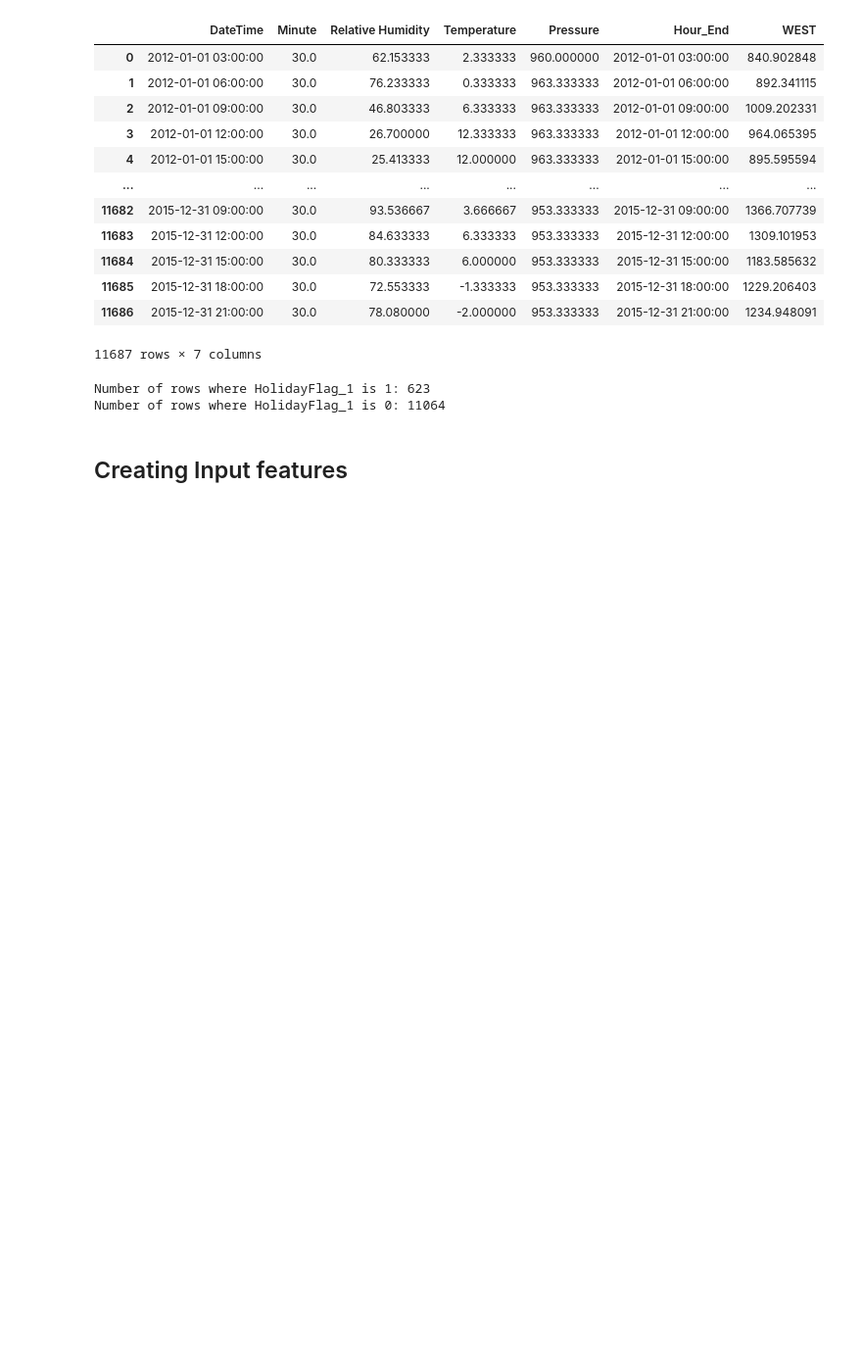
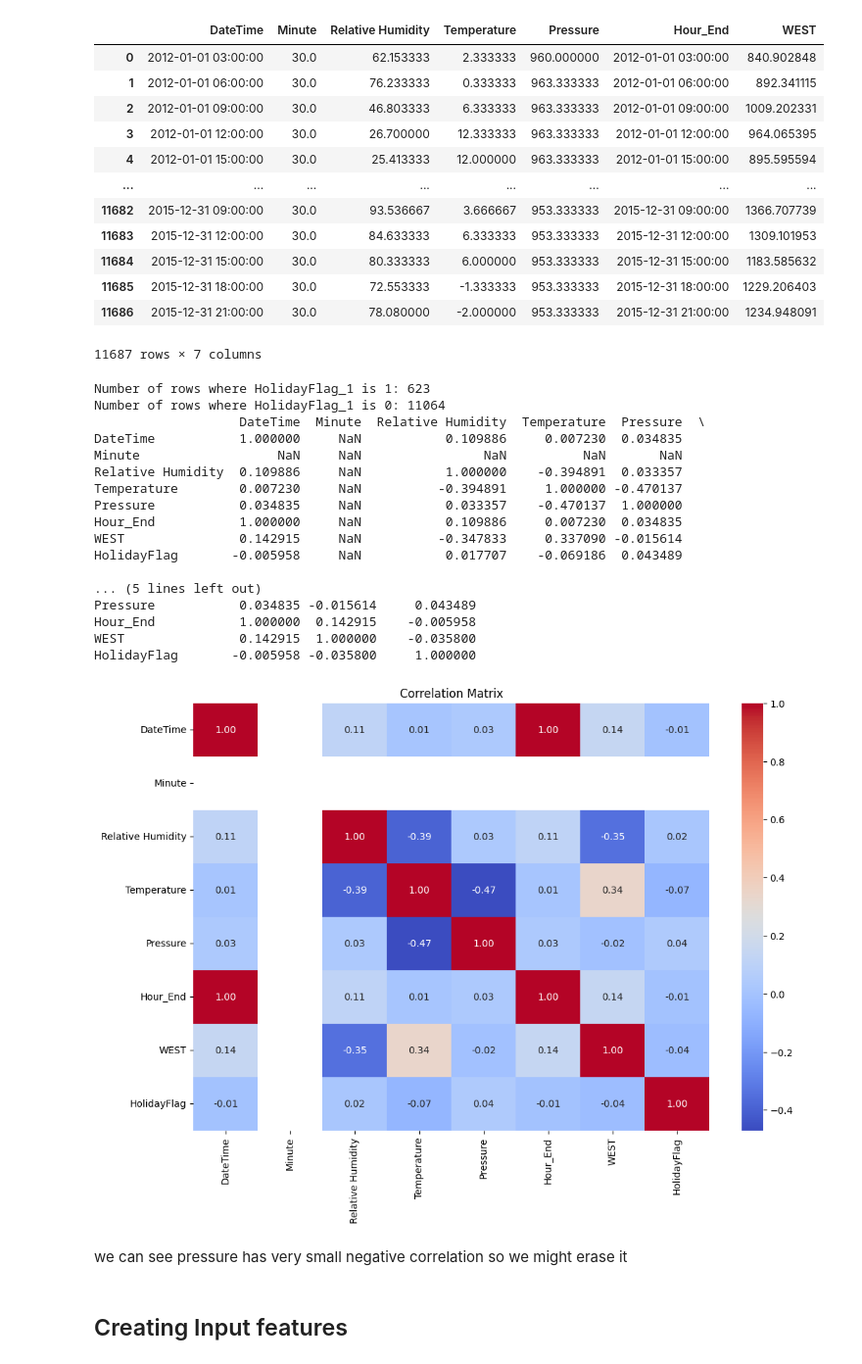
Before and after one commit to Dxuian/btech-proj, a Jupyter notebook: DATA SET USED IN THE CONFERENCE PAPER TITLED SHORT-TERM LOAD FORECASTING USING AN LSTM NEURAL NETWORK/DataSet/a.ipynb, the cells around one changed output. Shown: that part at 98% size. Drawn from its saved outputs; the diff is of its cells as text; code cells hidden in the pictures; blank space fills up the shorter version.

```diff
--- a/DATA SET USED IN THE CONFERENCE PAPER TITLED SHORT-TERM LOAD FORECASTING USING AN LSTM NEURAL NETWORK/DataSet/a.ipynb
+++ b/DATA SET USED IN THE CONFERENCE PAPER TITLED SHORT-TERM LOAD FORECASTING USING AN LSTM NEURAL NETWORK/DataSet/a.ipynb
@@ -123,16 +123,51 @@ merged_data
 # %%
 import holidays
 
 us_holidays = holidays.US(years=merged_data['Hour_End'].dt.year.unique(), state='TX')
 merged_data['HolidayFlag'] = merged_data['Hour_End'].apply(lambda x: 1 if x in us_holidays else 0)
 holiday_flag_1_count = merged_data['HolidayFlag'].sum()
 holiday_flag_0_count = len(merged_data) - holiday_flag_1_count
 
 print(f"Number of rows where HolidayFlag_1 is 1: {holiday_flag_1_count}")
 print(f"Number of rows where HolidayFlag_1 is 0: {holiday_flag_0_count}")
+
+import pandas as pd
+import seaborn as sns
+import matplotlib.pyplot as plt
+
+# Assuming merged_Data is a pandas DataFrame
+# Calculate the correlation matrix
+correlation_matrix = merged_data.corr()
+
+# Print the correlation matrix
+print(correlation_matrix)
+
+# Plot the correlation matrix using a heatmap
+plt.figure(figsize=(12, 8))
+sns.heatmap(correlation_matrix, annot=True, cmap='coolwarm', fmt='.2f')
+plt.title('Correlation Matrix')
+plt.show()
 # %% [output]
 Number of rows where HolidayFlag_1 is 1: 623
 Number of rows where HolidayFlag_1 is 0: 11064
+                   DateTime  Minute  Relative Humidity  Temperature  Pressure  \
+DateTime           1.000000     NaN           0.109886     0.007230  0.034835
+Minute                  NaN     NaN                NaN          NaN       NaN
+Relative Humidity  0.109886     NaN           1.000000    -0.394891  0.033357
+Temperature        0.007230     NaN          -0.394891     1.000000 -0.470137
+Pressure           0.034835     NaN           0.033357    -0.470137  1.000000
+Hour_End           1.000000     NaN           0.109886     0.007230  0.034835
+WEST               0.142915     NaN          -0.347833     0.337090 -0.015614
+HolidayFlag       -0.005958     NaN           0.017707    -0.069186  0.043489
+
+... (5 lines left out)
+Pressure           0.034835 -0.015614     0.043489
+Hour_End           1.000000  0.142915    -0.005958
+WEST               0.142915  1.000000    -0.035800
+HolidayFlag       -0.005958 -0.035800     1.000000
+[figure, added]
+# %% [markdown]
+we can see pressure has very small negative correlation so we might erase it
 # %% [markdown]
 ## Creating Input features
 # %%
```
Also changed, not shown: parts of 1 cell of this notebook.
